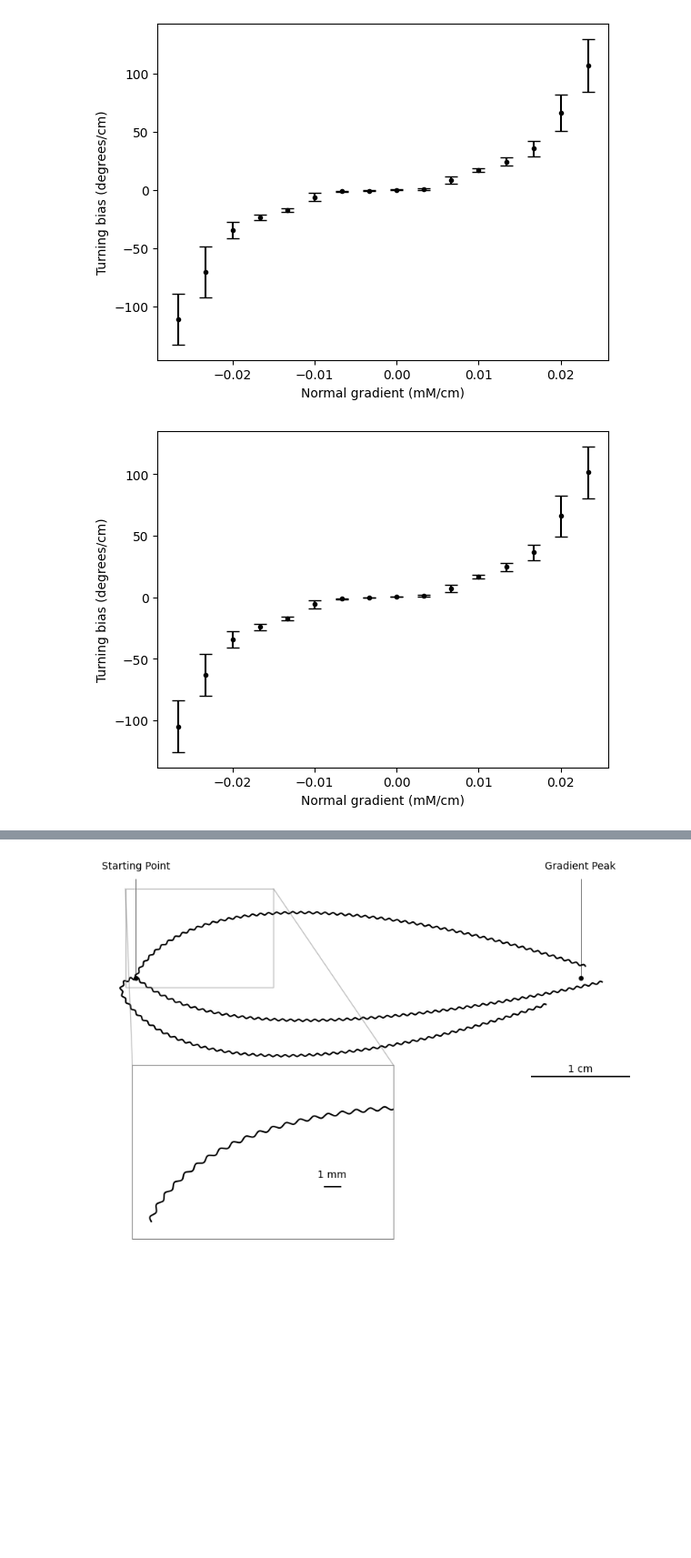
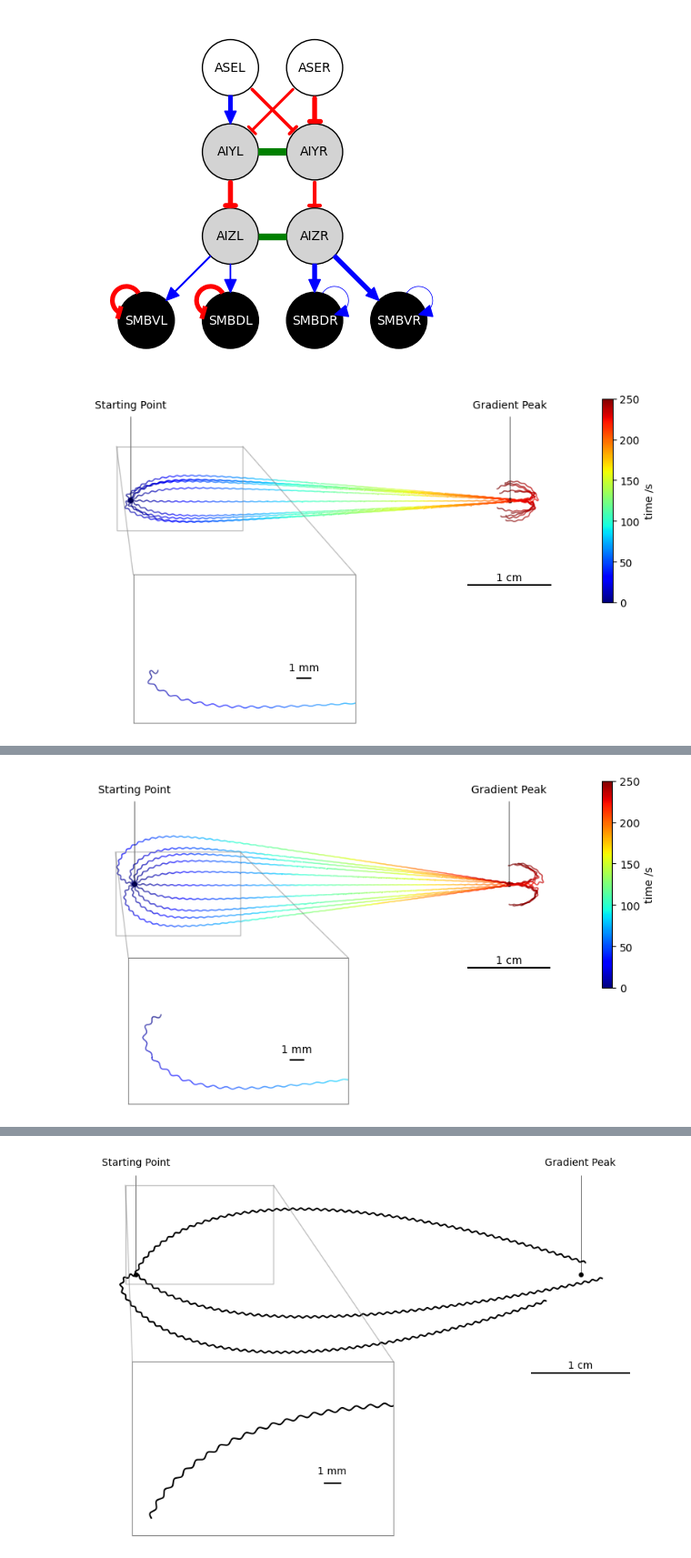
Before and after one commit to 118-Oganesson/C_elegans, a Jupyter notebook: python/main.ipynb, the cells around one changed output, grey strips where cells are left out. Shown at 91% size. Saved outputs shown, nothing was run; the diff lists cells and outputs as text; code cells hidden in the pictures; blank space fills up the shorter version.

Commit message:
Result_aiz_negative_0_optimize_aser_aiy_positiveに関する関数を作成し、最適化を実施した。また、その結果を分析した。

```diff
--- a/python/main.ipynb
+++ b/python/main.ipynb
@@ -2,12 +2,8 @@
 import load
 import oed
 import figure
-# %%
-# jsonファイルの読み込み
-result = load.load_result_json("../result/Result.json")
-
-gene = result[0]["gene"]
-
-N, M, theta, w_on, w_off, w, g, w_osc, w_nmj = oed.weight(gene)
-alpha, x_peak, y_peak, dt, T, f, v, time, tau = oed.constant("setting")
-N_, M_, f_inv, T_ = oed.time_constant_step(gene, "setting")
+# %%
+# jsonファイルの読み込み
+result = load.load_result_json("../result/Result_aiz_negative.json")
+
+gene = result[0]["gene"]
@@ -44,37 +42,45 @@ connectome_file_path_base = connectome_folder_path + "/connectome_"
 N_T_in_file_path_base = "../output/concentration_memory/gauss_concentration/Result_aiz_negative_{}/n_vs_t_".format(
     gene_number
 )
 N_T_out_folder_path = "../figure/concentration_memory/gauss_concentration/Result_aiz_negative_{}/nomal_gradient_vs_turning_bias".format(
     gene_number
 )
 os.makedirs(N_T_out_folder_path, exist_ok=True)
 N_T_out_file_path_base = N_T_out_folder_path + "/n_vs_t_"
 
 membrane_potential_folder_path = "../figure/concentration_memory/gauss_concentration/Result_aiz_negative_{}/trajectory_membrane_potential".format(
     gene_number
 )
 os.makedirs(membrane_potential_folder_path, exist_ok=True)
 membrane_potential_file_path_base = (
     membrane_potential_folder_path + "/trajectory_membrane_potential_"
 )
 
+trajectory_folder_path = "../figure/concentration_memory/gauss_concentration/Result_aiz_negative_{}/trajectory".format(
+    gene_number
+)
+os.makedirs(trajectory_folder_path, exist_ok=True)
+trajectory_file_path_base = trajectory_folder_path + "/trajectory_"
+
 newron_folder_path = "../figure/concentration_memory/gauss_concentration/Result_aiz_negative_{}/newron".format(
     gene_number
 )
 os.makedirs(newron_folder_path, exist_ok=True)
 newron_file_path_base = newron_folder_path + "/newron_"
 
 for i in range(11):
     gene = result[i]["gene"]
-    # file_path = "{}{}".format(connectome_file_path_base, i)
-    # figure.connectome(gene, file_path)
-    in_file_path = "{}{}.txt".format(N_T_in_file_path_base, i)
-    out_file_path = "{}{}".format(N_T_out_file_path_base, i)
-    figure.Normal_gradient_vs_Turing_bias(in_file_path, out_file_path)
+    file_path = "{}{}".format(connectome_file_path_base, i)
+    figure.connectome(gene, file_path)
+    # in_file_path = "{}{}.txt".format(N_T_in_file_path_base, i)
+    # out_file_path = "{}{}".format(N_T_out_file_path_base, i)
+    # figure.Normal_gradient_vs_Turing_bias(in_file_path, out_file_path)
     # file_path = "{}{}".format(membrane_potential_file_path_base, i)
     # figure.trajectory_membrane_potential(gene, 1, 10, file_path)
+    file_path = "{}{}".format(trajectory_file_path_base, i)
+    figure.trajectory(gene, 1, 10, 7, file_path)
     # file_path = "{}{}".format(newron_file_path_base, i)
     # figure.newron_output(gene, file_path)
 # %% [output]
-[figure, old version]
+[figure, new version]
-[figure, old version]
+[figure, new version]
@@ -89,0 +96 @@ for i in range(11):
+[figure, added]
```
Also changed, not shown: parts of 4 cells of this notebook, 50 other files.
